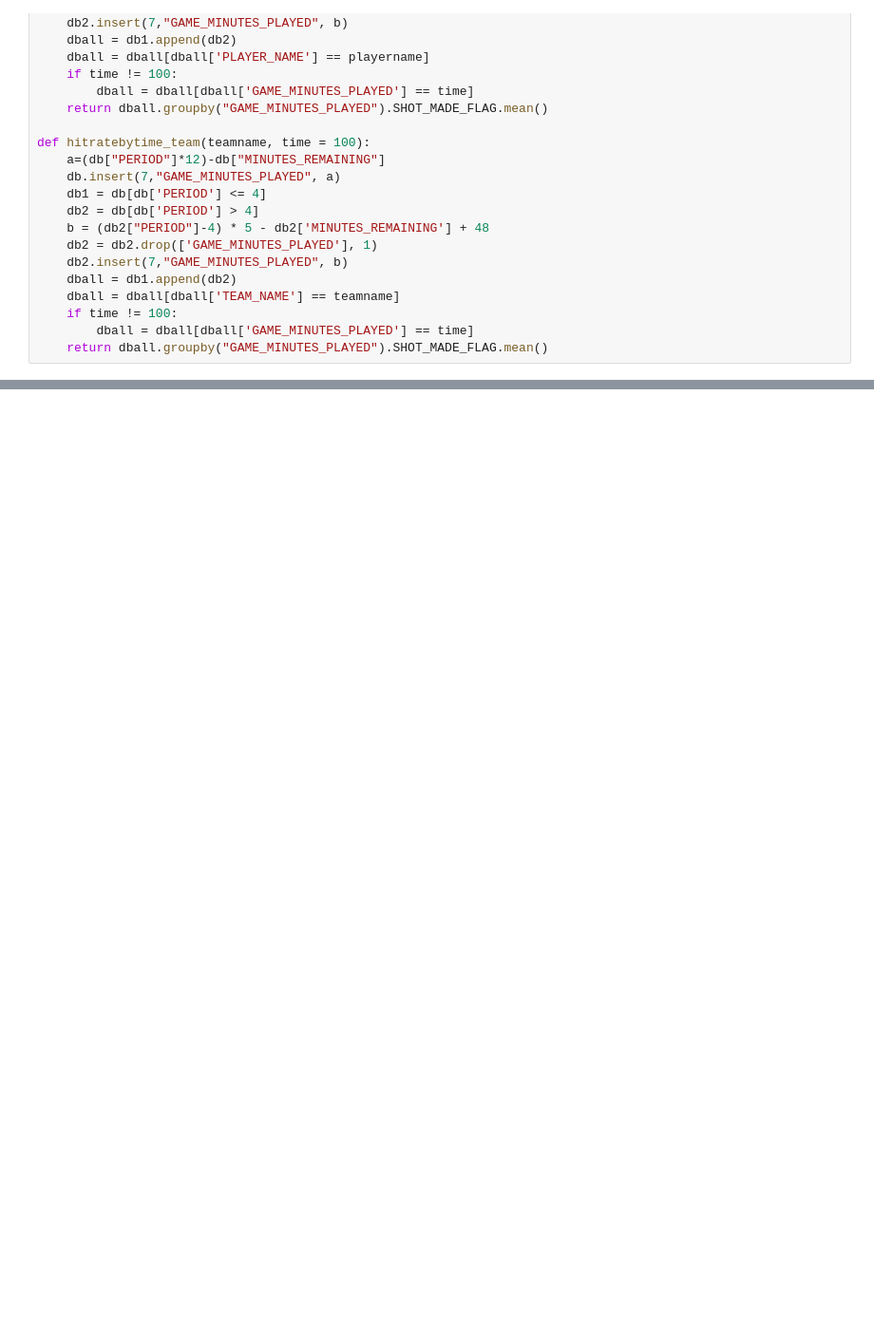
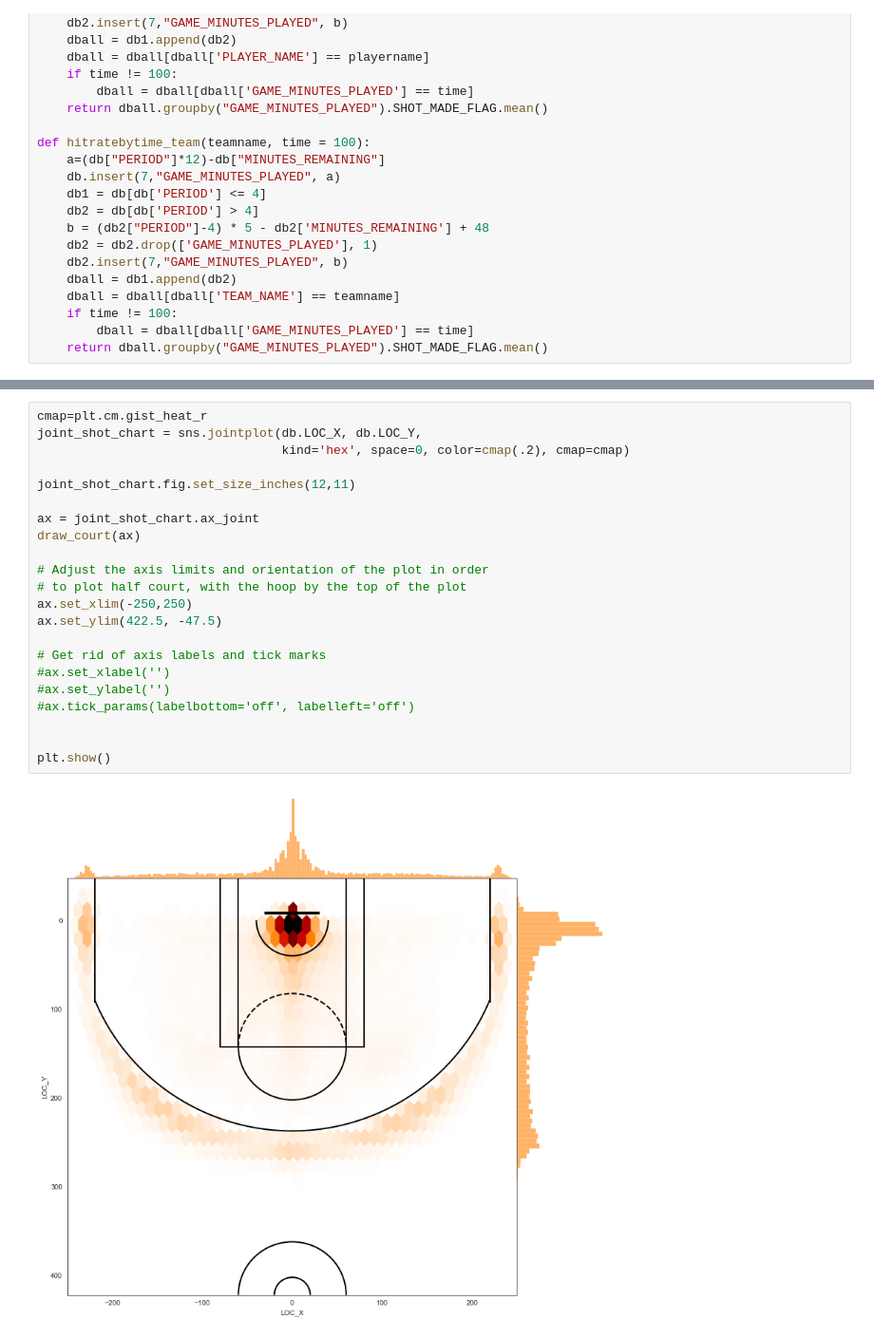
Before and after one commit to JonasBrichzin/nba_shot_tracking_1.1, a Jupyter notebook: import_data.ipynb, the cells around one changed output, grey strips where cells are left out. Shown at 95% size. Drawn from its saved outputs; the diff is of its cells as text; blank space fills up the shorter version.

```diff
--- a/import_data.ipynb
+++ b/import_data.ipynb
@@ -145,0 +234,24 @@ def hitratebygameAway():
+# %%
+cmap=plt.cm.gist_heat_r
+joint_shot_chart = sns.jointplot(db.LOC_X, db.LOC_Y,
+                                 kind='hex', space=0, color=cmap(.2), cmap=cmap)
+
+joint_shot_chart.fig.set_size_inches(12,11)
+
+ax = joint_shot_chart.ax_joint
+draw_court(ax)
+
+# Adjust the axis limits and orientation of the plot in order
+# to plot half court, with the hoop by the top of the plot
+ax.set_xlim(-250,250)
+ax.set_ylim(422.5, -47.5)
+
+# Get rid of axis labels and tick marks
+#ax.set_xlabel('')
+#ax.set_ylabel('')
+#ax.tick_params(labelbottom='off', labelleft='off')
+
+
+plt.show()
+# %% [output]
+[figure, added]
```
Also changed, not shown: parts of 10 cells of this notebook, 1 other file.
